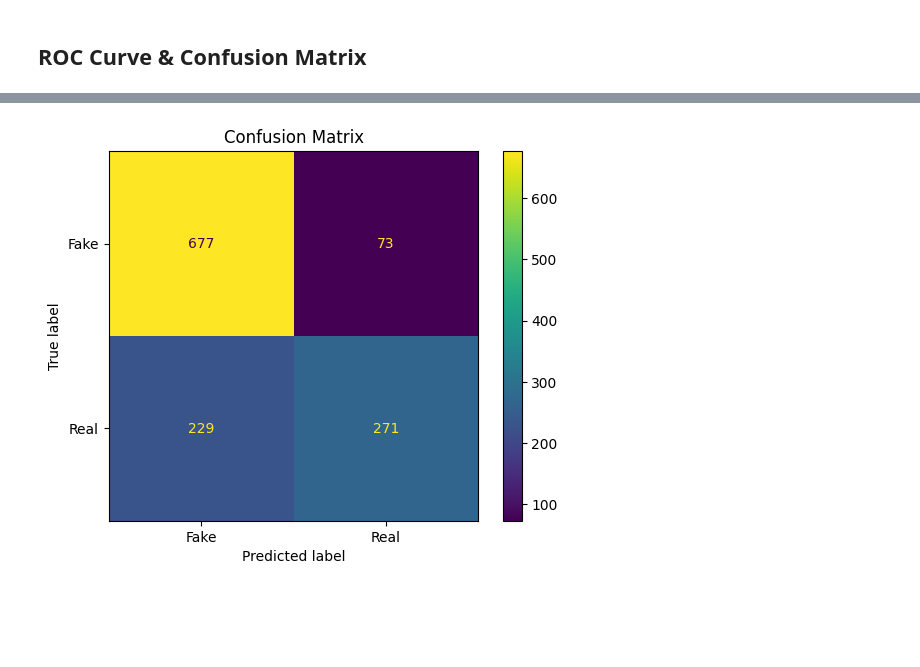
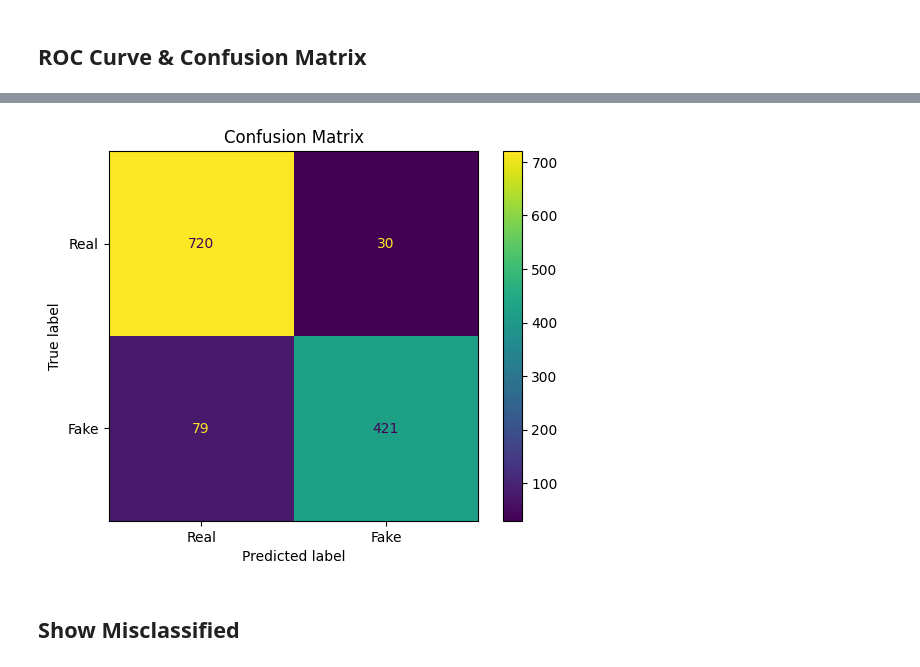
Before and after one commit to markangeloracca/AIgen_Image_Detection_Via_DL, a Jupyter notebook: VarianceBasedClassifier/variance_based_classifier.ipynb, the cells around one changed output, grey strips where cells are left out. Drawn from its saved outputs; the diff is of its cells as text; code cells hidden in the pictures; blank space fills up the shorter version.

```diff
--- a/VarianceBasedClassifier/variance_based_classifier.ipynb
+++ b/VarianceBasedClassifier/variance_based_classifier.ipynb
@@ -154,6 +166,9 @@ test_loader = DataLoader(
 # Class mapping check
 print("Classes:", train_dataset.classes)
 print("Class to idx:", train_dataset.class_to_idx)
+
+FAKE_LABEL = train_dataset.class_to_idx["Fake"]
+REAL_LABEL = train_dataset.class_to_idx["Real"]
 # %% [output]
 Classes: ['Fake', 'Real']
 Class to idx: {'Fake': 0, 'Real': 1}
@@ -211,0 +227,2 @@ Using CUDA
+# %%
+myMAE = ViTMAEModel.from_pretrained(MODEL_DIR)
@@ -215,29 +250,39 @@ class MAEVarianceClassifier(nn.Module):
         super().__init__()
 
         # Load the pretrained ViT-MAE model as the encoder
-        self.encoder = ViTMAEModel.from_pretrained("facebook/vit-mae-base")
+        self.encoder = myMAE
         # Freeze the encoder parameters to prevent training
         for param in self.encoder.parameters():
             param.requires_grad = False
 
         self.hidden_dim = self.encoder.config.hidden_size  # = 768 = the feature dimension
 
-        # layer norm + linear layer for classification (logistic regression)
+        # MLP head
         self.classifier = nn.Sequential(
-            nn.LayerNorm(self.hidden_dim),
-            nn.Linear(self.hidden_dim, num_classes)
+          nn.LayerNorm(self.hidden_dim * 2),
+          nn.Linear(self.hidden_dim * 2, 512),
+          nn.GELU(),
+          nn.Dropout(0.2),
+          nn.Linear(512, 128),
+          nn.GELU(),
+          nn.Dropout(0.2),
+          nn.Linear(128, num_classes)
         )
 
     def forward(self, pixel_values):
         outputs = self.encoder(pixel_values=pixel_values)
 
         patch_embeddings = outputs.last_hidden_state[:, 1:, :]  # remove CLS, keep only patch embeddings
+
         # compute variance across patch embeddings for each sample in the batch
         # measures how much each feature dimesion varies spatially
-        var_vector = patch_embeddings.var(dim=1)
+        var_vector = patch_embeddings.var(dim=1, unbiased=False)
+        # measure overall feature level as well
+        mean_vector = patch_embeddings.mean(dim=1)
 
-        # Feed the variance vector into the classifier
-        logits = self.classifier(var_vector)
+        features = torch.cat([mean_vector, var_vector], dim=1)
+        logits = self.classifier(features)
+
         return logits
 # %% [markdown]
 ### Model Initialization
@@ -438,9 +465,11 @@ model.load_state_dict(torch.load("best_variance_based_model.pt"))
 model.eval()
 
 # evaluate on test set
+all_images = []
 y_true = []
 y_pred = []
 y_prob = []
+y_true_bin = []
 
 with torch.no_grad():
     for images, labels in test_loader:
@@ -449,18 +478,21 @@ with torch.no_grad():
 
         outputs = model(images)
 
-        probs = torch.softmax(outputs, dim=1)[:, 0]  # Fake probability
+        probs = torch.softmax(outputs, dim=1)[:, FAKE_LABEL]
         preds = (probs > 0.5).long()  # 1 = Fake, 0 = Real (Fake as the possitive class)
 
+        all_images.append(images.cpu())
         y_true.extend(labels.cpu().numpy())
         y_pred.extend(preds.cpu().numpy())
         y_prob.extend(probs.cpu().numpy())
+
+all_images = torch.cat(all_images, dim=0)
 
 y_true = np.array(y_true)
 y_pred = np.array(y_pred)
 y_prob = np.array(y_prob)
 
-y_true_bin = (y_true == 0).astype(int) # treat fake as the possitive class
+y_true_bin = (y_true == FAKE_LABEL).astype(int) # treat fake as the positive class
 # %% [markdown]
 ### Compute Metrics
 # %%
@@ -500,14 +532,16 @@ plt.show()
 # %%
 cm = confusion_matrix(y_true_bin, y_pred)
 
 disp = ConfusionMatrixDisplay(
     confusion_matrix=cm,
-    display_labels=["Fake", "Real"]
+    display_labels=["Real", "Fake"]
 )
 
 disp.plot()
 plt.title("Confusion Matrix")
 plt.savefig("confusion_matrix.png")
 plt.show()
 # %% [output]
-[figure, old version]
+[figure, new version]
+# %% [markdown]
+## Show Misclassified
```
Also changed, not shown: parts of 28 cells of this notebook, 27 other files.
